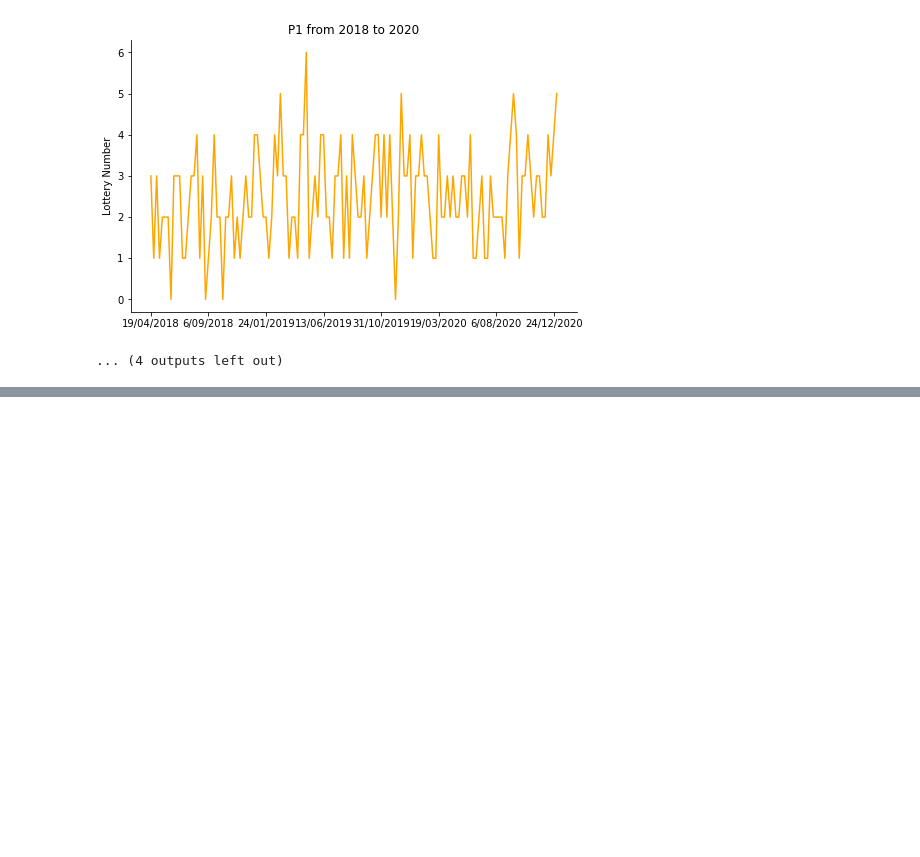
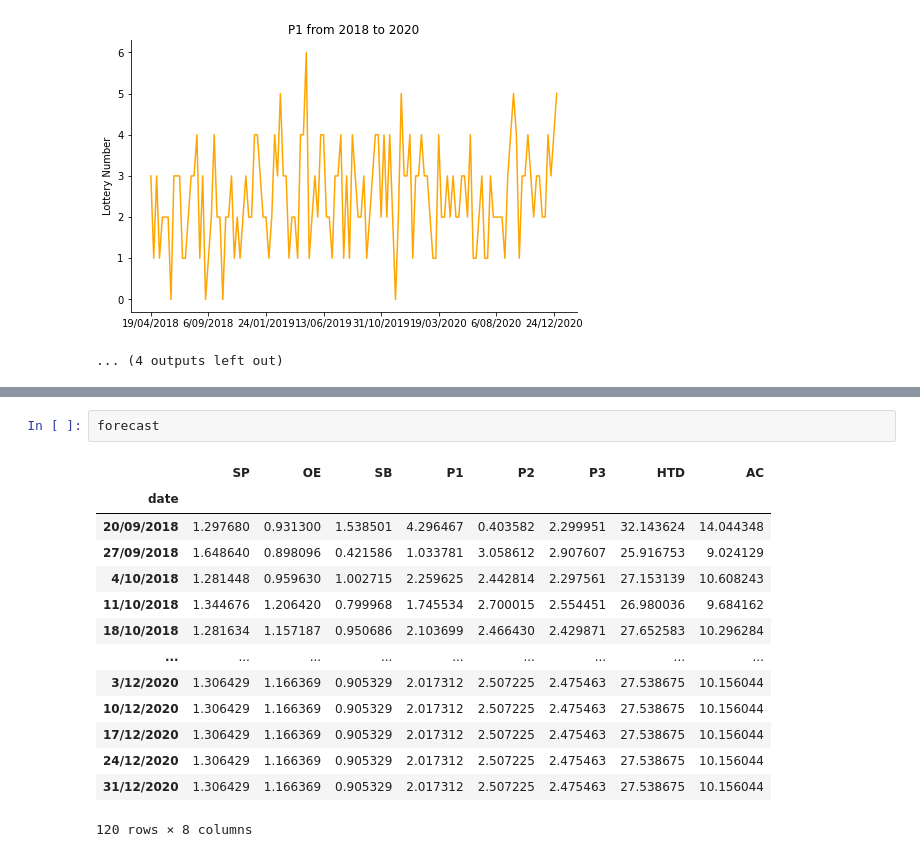
Before and after one commit to Anoshawott/project-PRE-LOT, a Jupyter notebook: forecasting-lottery.ipynb, the cells around one changed output, grey strips where cells are left out. Saved outputs shown, nothing was run; the diff lists cells and outputs as text; blank space fills up the shorter version.

```diff
--- a/forecasting-lottery.ipynb
+++ b/forecasting-lottery.ipynb
@@ -232,0 +315,17 @@ for i in cols:
+# %%
+forecast
+# %% [output]
+|  | SP | OE | SB | P1 | P2 | P3 | HTD | AC |
+| date |  |  |  |  |  |  |  |  |
+| 20/09/2018 | 1.297680 | 0.931300 | 1.538501 | 4.296467 | 0.403582 | 2.299951 | 32.143624 | 14.044348 |
+| 27/09/2018 | 1.648640 | 0.898096 | 0.421586 | 1.033781 | 3.058612 | 2.907607 | 25.916753 | 9.024129 |
+| 4/10/2018 | 1.281448 | 0.959630 | 1.002715 | 2.259625 | 2.442814 | 2.297561 | 27.153139 | 10.608243 |
+| 11/10/2018 | 1.344676 | 1.206420 | 0.799968 | 1.745534 | 2.700015 | 2.554451 | 26.980036 | 9.684162 |
+| 18/10/2018 | 1.281634 | 1.157187 | 0.950686 | 2.103699 | 2.466430 | 2.429871 | 27.652583 | 10.296284 |
+| ... | ... | ... | ... | ... | ... | ... | ... | ... |
+| 3/12/2020 | 1.306429 | 1.166369 | 0.905329 | 2.017312 | 2.507225 | 2.475463 | 27.538675 | 10.156044 |
+| 10/12/2020 | 1.306429 | 1.166369 | 0.905329 | 2.017312 | 2.507225 | 2.475463 | 27.538675 | 10.156044 |
+| 17/12/2020 | 1.306429 | 1.166369 | 0.905329 | 2.017312 | 2.507225 | 2.475463 | 27.538675 | 10.156044 |
+| 24/12/2020 | 1.306429 | 1.166369 | 0.905329 | 2.017312 | 2.507225 | 2.475463 | 27.538675 | 10.156044 |
+| 31/12/2020 | 1.306429 | 1.166369 | 0.905329 | 2.017312 | 2.507225 | 2.475463 | 27.538675 | 10.156044 |
+120 rows × 8 columns
```
Also changed, not shown: parts of 9 cells of this notebook.
